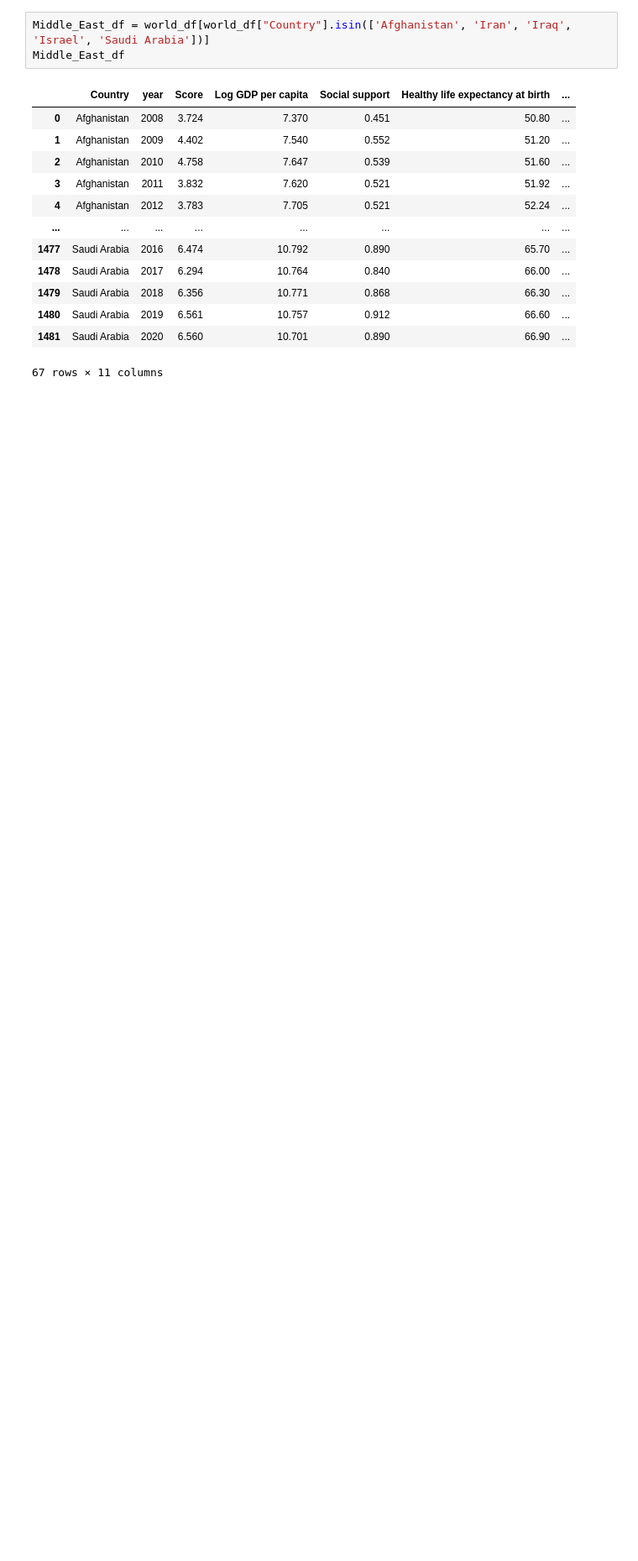
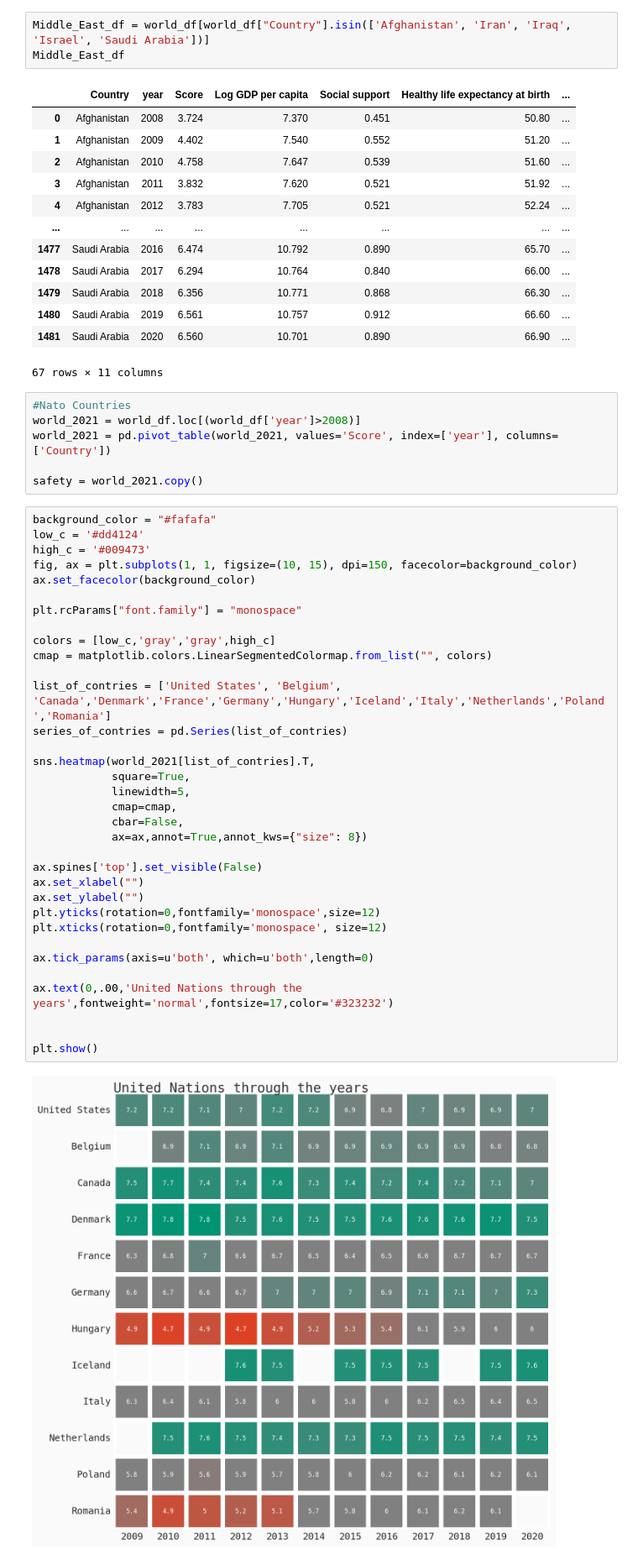
Before and after one commit to Hohenadel/world-happiness-case-study, a Jupyter notebook: notebooks/world.ipynb, the cells around one changed output. Shown at 84% size. Saved outputs shown, nothing was run; the diff lists cells and outputs as text; blank space fills up the shorter version.

Commit message:
Added United Nations heatmap finallygit status

```diff
--- a/notebooks/world.ipynb
+++ b/notebooks/world.ipynb
@@ -335,3 +330,45 @@ Middle_East_df
 | 1480 | Saudi Arabia | 2019 | 6.561 | 10.757 | 0.912 | 66.60 | ... |
 | 1481 | Saudi Arabia | 2020 | 6.560 | 10.701 | 0.890 | 66.90 | ... |
 67 rows × 11 columns
+# %%
+#Nato Countries
+world_2021 = world_df.loc[(world_df['year']>2008)]
+world_2021 = pd.pivot_table(world_2021, values='Score', index=['year'], columns=['Country'])
+
+safety = world_2021.copy()
+# %%
+background_color = "#fafafa"
+low_c = '#dd4124'
+high_c = '#009473'
+fig, ax = plt.subplots(1, 1, figsize=(10, 15), dpi=150, facecolor=background_color)
+ax.set_facecolor(background_color)
+
+plt.rcParams["font.family"] = "monospace"
+
+colors = [low_c,'gray','gray',high_c]
+cmap = matplotlib.colors.LinearSegmentedColormap.from_list("", colors)
+
+list_of_contries = ['United States', 'Belgium', 'Canada','Denmark','France','Germany','Hungary','Iceland','Italy','Netherlands','Poland','Romania']
+series_of_contries = pd.Series(list_of_contries)
+
+sns.heatmap(world_2021[list_of_contries].T,
+            square=True,
+            linewidth=5,
+            cmap=cmap,
+            cbar=False,
+            ax=ax,annot=True,annot_kws={"size": 8})
+
+ax.spines['top'].set_visible(False)
+ax.set_xlabel("")
+ax.set_ylabel("")
+plt.yticks(rotation=0,fontfamily='monospace',size=12)
+plt.xticks(rotation=0,fontfamily='monospace', size=12)
+
+ax.tick_params(axis=u'both', which=u'both',length=0)
+
+ax.text(0,.00,'United Nations through the years',fontweight='normal',fontsize=17,color='#323232')
+
+
+plt.show()
+# %% [output]
+[figure, added]
```
Also changed, not shown: parts of 14 cells of this notebook, 3 other files.
